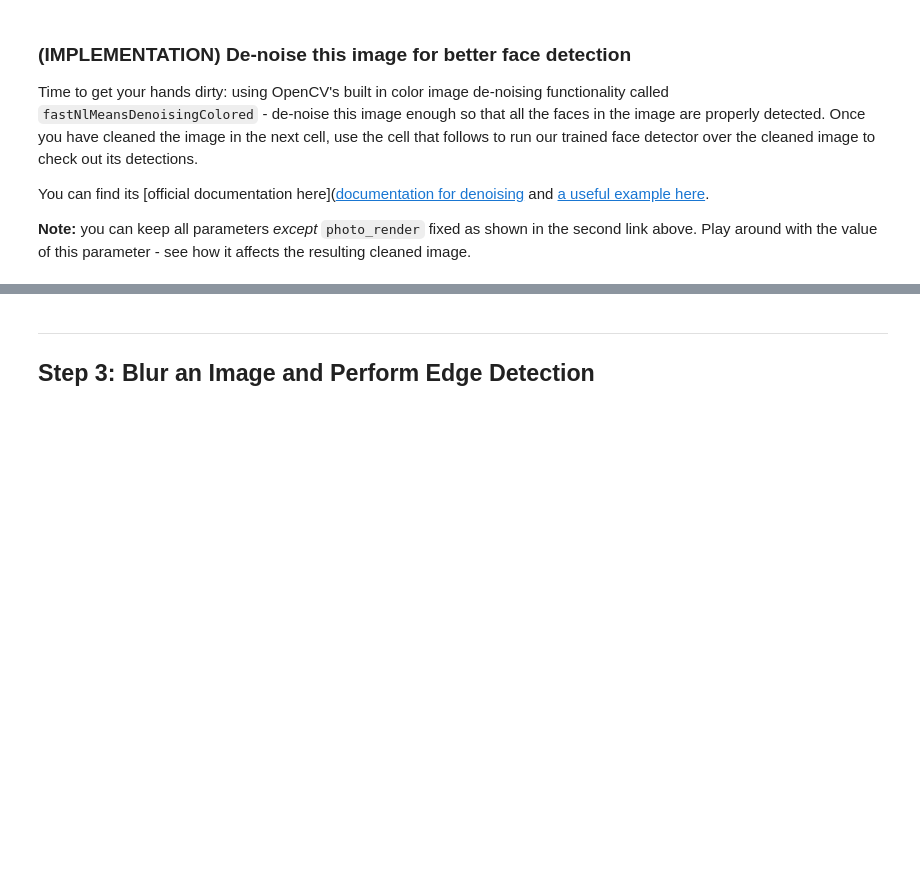
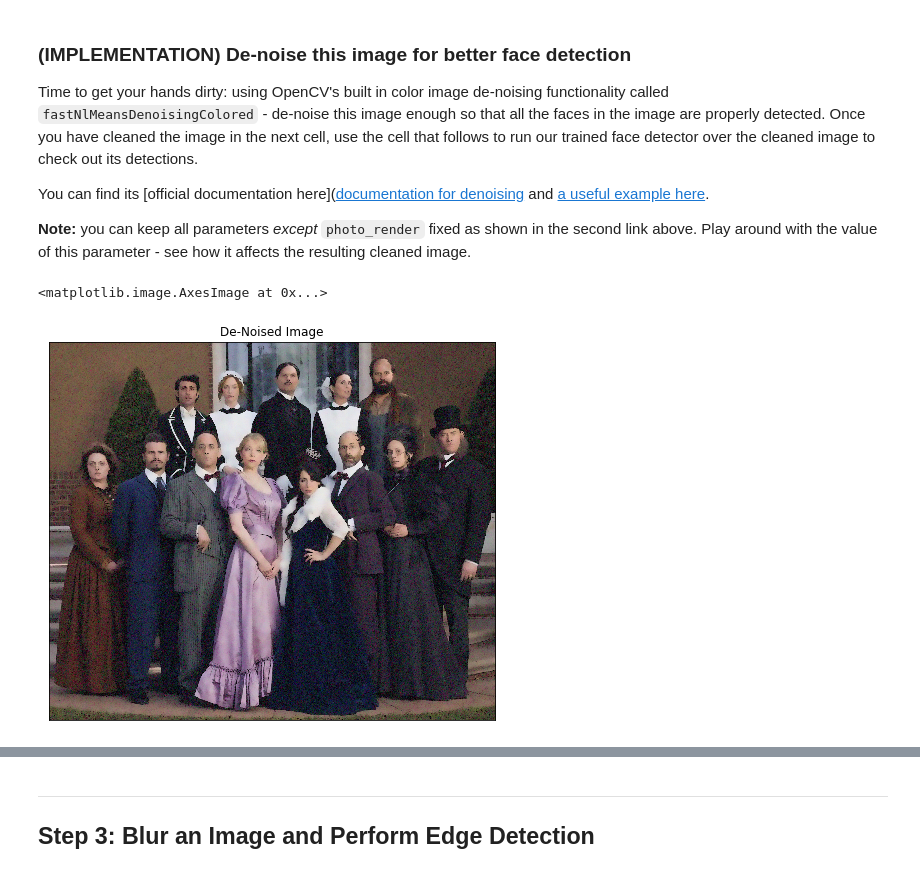
Before and after one commit to JackBurdick/facial_keypoints, a Jupyter notebook: CV_project.ipynb, the cells around one changed output, grey strips where cells are left out. Cells and saved outputs as stored; diff of their text form; code cells hidden in the pictures; blank space fills up the shorter version.

Commit message:
correcting noisy image

```diff
--- a/CV_project.ipynb
+++ b/CV_project.ipynb
@@ -429,0 +430,16 @@ denoised_image = # your final de-noised image (should be RGB)
+# %%
+## TODO: Use OpenCV's built in color image de-noising function to clean up our noisy image!
+# > fastNlMeansDenoisingColored(src,dst,h_luminance,photo_render,search_window,block_size)
+denoised_image = cv2.fastNlMeansDenoisingColored(image_with_noise,None,25,20,3,21)
+
+# Display the image with the detections
+fig = plt.figure(figsize = (8,8))
+ax1 = fig.add_subplot(111)
+ax1.set_xticks([])
+ax1.set_yticks([])
+
+ax1.set_title('De-Noised Image')
+ax1.imshow(denoised_image)
+# %% [output]
+<matplotlib.image.AxesImage at 0x...>
+[figure, added]
```
Also changed, not shown: parts of 5 cells of this notebook, 1 other file.
